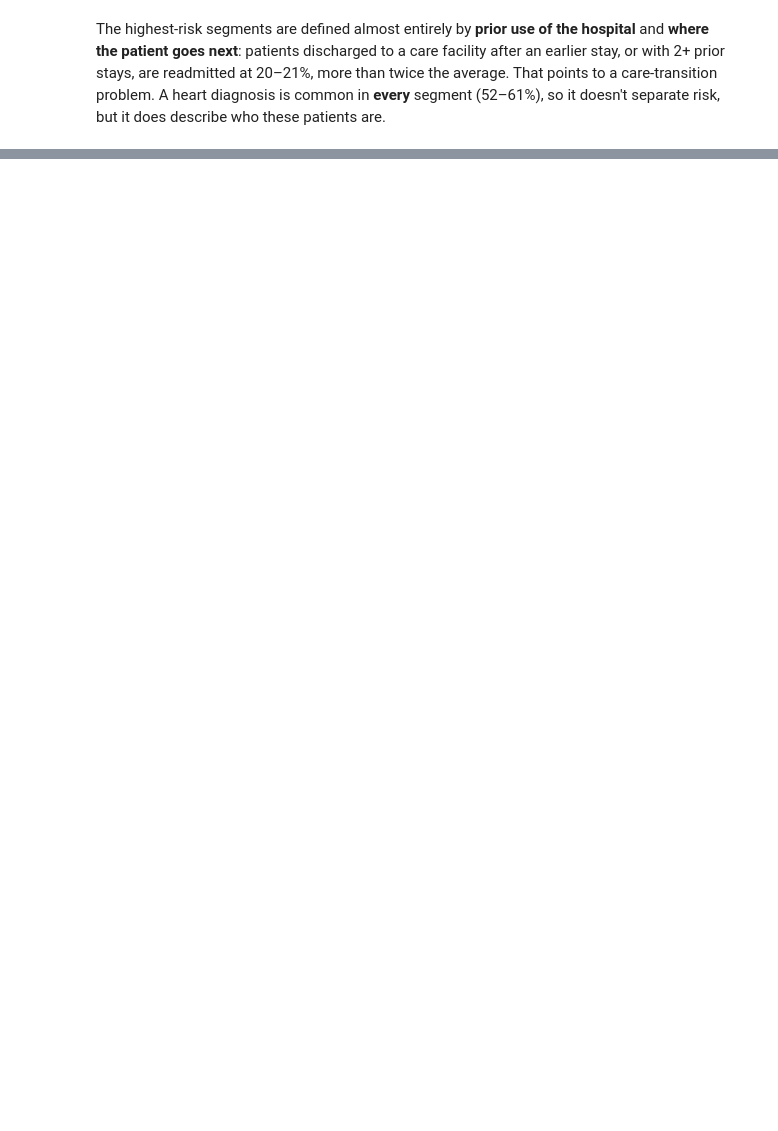
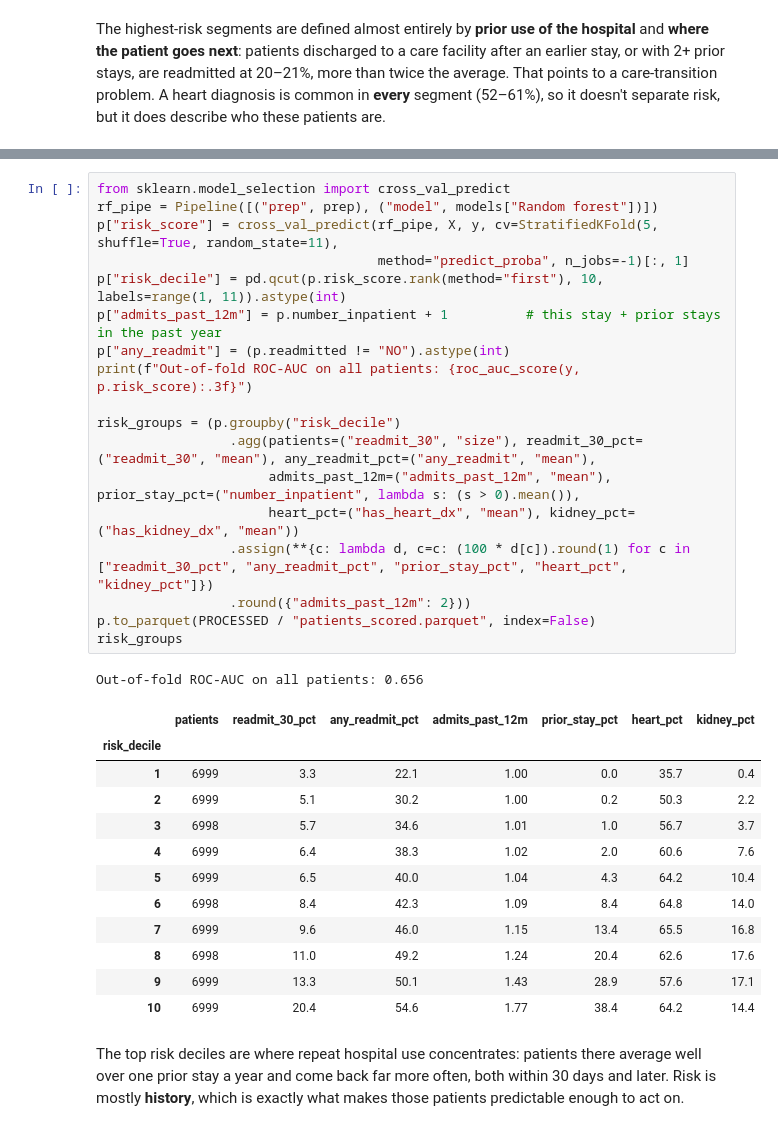
Before and after one commit to Dyuthiv05/personal-project, a Jupyter notebook: notebooks/04_readmission_models_and_segments.ipynb, the cells around one changed output, grey strips where cells are left out. Cells and saved outputs as stored; diff of their text form; blank space fills up the shorter version.

```diff
--- a/notebooks/04_readmission_models_and_segments.ipynb
+++ b/notebooks/04_readmission_models_and_segments.ipynb
@@ -247,3 +252,37 @@ The highest-risk segments are defined almost entirely by **prior use of the hosp
+# %%
+from sklearn.model_selection import cross_val_predict
+rf_pipe = Pipeline([("prep", prep), ("model", models["Random forest"])])
+p["risk_score"] = cross_val_predict(rf_pipe, X, y, cv=StratifiedKFold(5, shuffle=True, random_state=11),
+                                    method="predict_proba", n_jobs=-1)[:, 1]
+p["risk_decile"] = pd.qcut(p.risk_score.rank(method="first"), 10, labels=range(1, 11)).astype(int)
+p["admits_past_12m"] = p.number_inpatient + 1          # this stay + prior stays in the past year
+p["any_readmit"] = (p.readmitted != "NO").astype(int)
+print(f"Out-of-fold ROC-AUC on all patients: {roc_auc_score(y, p.risk_score):.3f}")
+
+risk_groups = (p.groupby("risk_decile")
+                 .agg(patients=("readmit_30", "size"), readmit_30_pct=("readmit_30", "mean"), any_readmit_pct=("any_readmit", "mean"),
+                      admits_past_12m=("admits_past_12m", "mean"), prior_stay_pct=("number_inpatient", lambda s: (s > 0).mean()),
+                      heart_pct=("has_heart_dx", "mean"), kidney_pct=("has_kidney_dx", "mean"))
+                 .assign(**{c: lambda d, c=c: (100 * d[c]).round(1) for c in ["readmit_30_pct", "any_readmit_pct", "prior_stay_pct", "heart_pct", "kidney_pct"]})
+                 .round({"admits_past_12m": 2}))
+p.to_parquet(PROCESSED / "patients_scored.parquet", index=False)
+risk_groups
+# %% [output]
+Out-of-fold ROC-AUC on all patients: 0.656
+|  | patients | readmit_30_pct | any_readmit_pct | admits_past_12m | prior_stay_pct | heart_pct | kidney_pct |
+| risk_decile |  |  |  |  |  |  |  |
+| 1 | 6999 | 3.3 | 22.1 | 1.00 | 0.0 | 35.7 | 0.4 |
+| 2 | 6999 | 5.1 | 30.2 | 1.00 | 0.2 | 50.3 | 2.2 |
+| 3 | 6998 | 5.7 | 34.6 | 1.01 | 1.0 | 56.7 | 3.7 |
+| 4 | 6999 | 6.4 | 38.3 | 1.02 | 2.0 | 60.6 | 7.6 |
+| 5 | 6999 | 6.5 | 40.0 | 1.04 | 4.3 | 64.2 | 10.4 |
+| 6 | 6998 | 8.4 | 42.3 | 1.09 | 8.4 | 64.8 | 14.0 |
+| 7 | 6999 | 9.6 | 46.0 | 1.15 | 13.4 | 65.5 | 16.8 |
+| 8 | 6998 | 11.0 | 49.2 | 1.24 | 20.4 | 62.6 | 17.6 |
+| 9 | 6999 | 13.3 | 50.1 | 1.43 | 28.9 | 57.6 | 17.1 |
+| 10 | 6999 | 20.4 | 54.6 | 1.77 | 38.4 | 64.2 | 14.4 |
+# %% [markdown]
+The top risk deciles are where repeat hospital use concentrates: patients there average well over one prior stay a year and come back far more often, both within 30 days and later. Risk is mostly **history**, which is exactly what makes those patients predictable enough to act on.
 # %%
 # Risk deciles from the random forest, for the "how much better than random" chart
 dec = pd.DataFrame({"y": y_te, "s": scores["Random forest"]})
```
Also changed, not shown: parts of 3 cells of this notebook, 20 other files.
